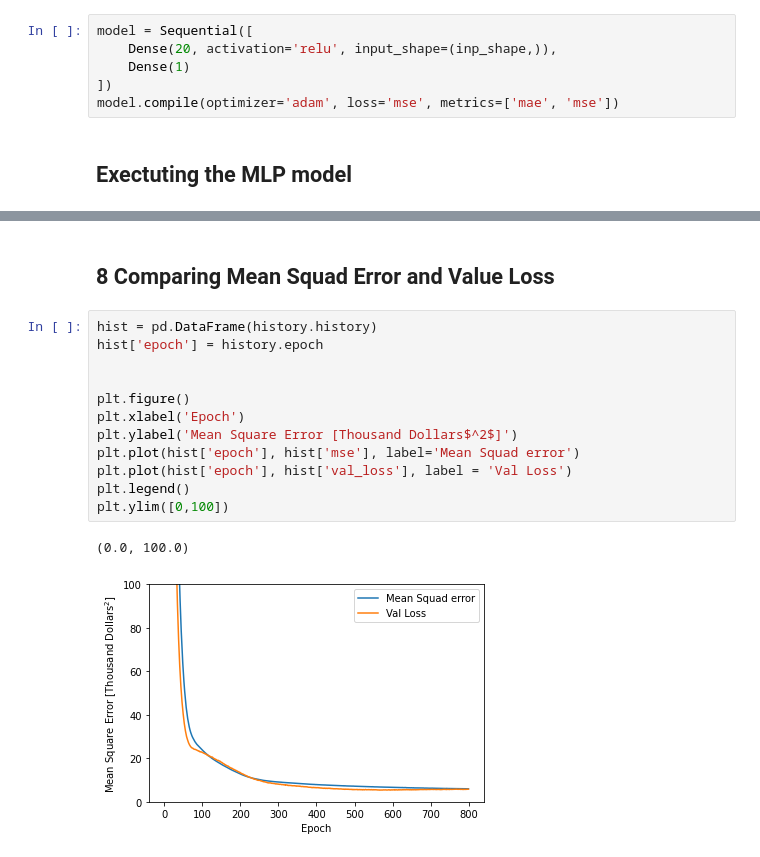
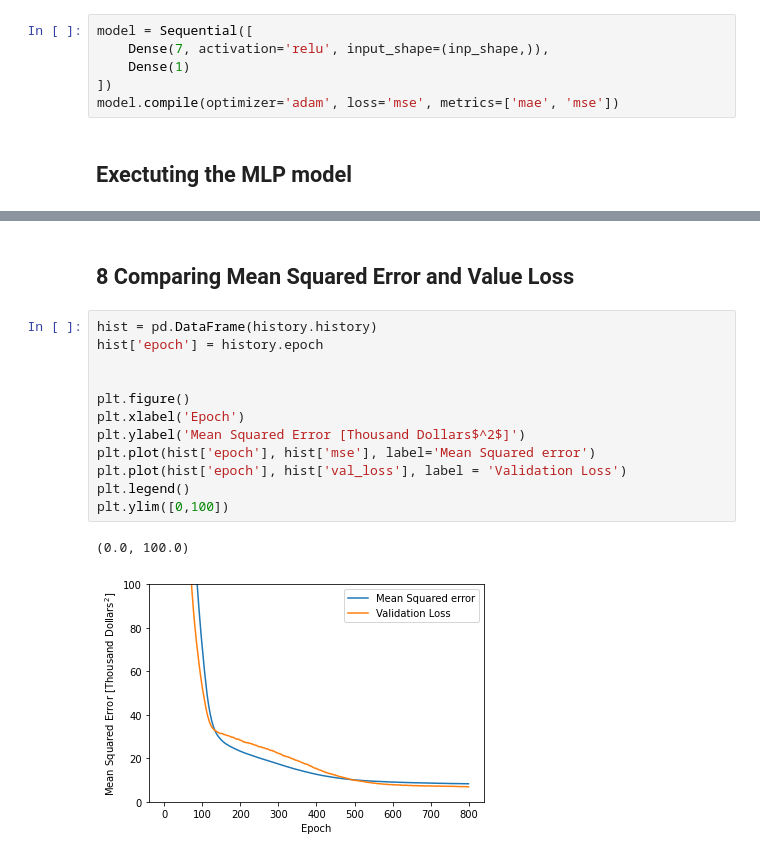
Before and after one commit to elshan2k/boston-house-prediction, a Jupyter notebook: example.ipynb, the cells around one changed output, grey strips where cells are left out. Saved outputs shown, nothing was run; the diff lists cells and outputs as text.

```diff
--- a/example.ipynb
+++ b/example.ipynb
@@ -65,7 +83,7 @@ train_features = (train_features - train_mean) / train_std
 ## 6 Defining the model
 # %%
 model = Sequential([
-    Dense(20, activation='relu', input_shape=(inp_shape,)),
+    Dense(7, activation='relu', input_shape=(inp_shape,)),
     Dense(1)
 ])
 model.compile(optimizer='adam', loss='mse', metrics=['mae', 'mse'])
@@ -97,20 +115,20 @@ Epoch 800/800
 # %% [markdown]
-## 8 Comparing Mean Squad Error and Value Loss
+## 8 Comparing Mean Squared Error and Value Loss
 # %%
 hist = pd.DataFrame(history.history)
 hist['epoch'] = history.epoch
 
 
 plt.figure()
 plt.xlabel('Epoch')
-plt.ylabel('Mean Square Error [Thousand Dollars$^2$]')
-plt.plot(hist['epoch'], hist['mse'], label='Mean Squad error')
-plt.plot(hist['epoch'], hist['val_loss'], label = 'Val Loss')
+plt.ylabel('Mean Squared Error [Thousand Dollars$^2$]')
+plt.plot(hist['epoch'], hist['mse'], label='Mean Squared error')
+plt.plot(hist['epoch'], hist['val_loss'], label = 'Validation Loss')
 plt.legend()
 plt.ylim([0,100])
 # %% [output]
 (0.0, 100.0)
-[figure, old version]
+[figure, new version]
 # %%
 test_features_norm = (test_features - train_mean) / train_std
 mse, _, _ = model.evaluate(test_features_norm, test_labels)
```
Also changed, not shown: parts of 7 cells of this notebook, 2 other files.
